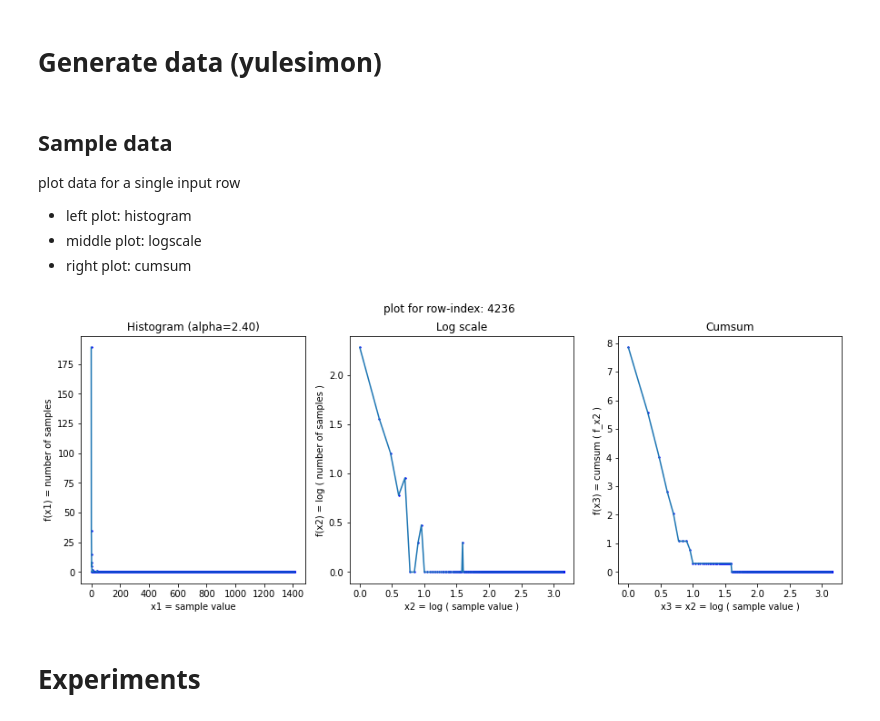
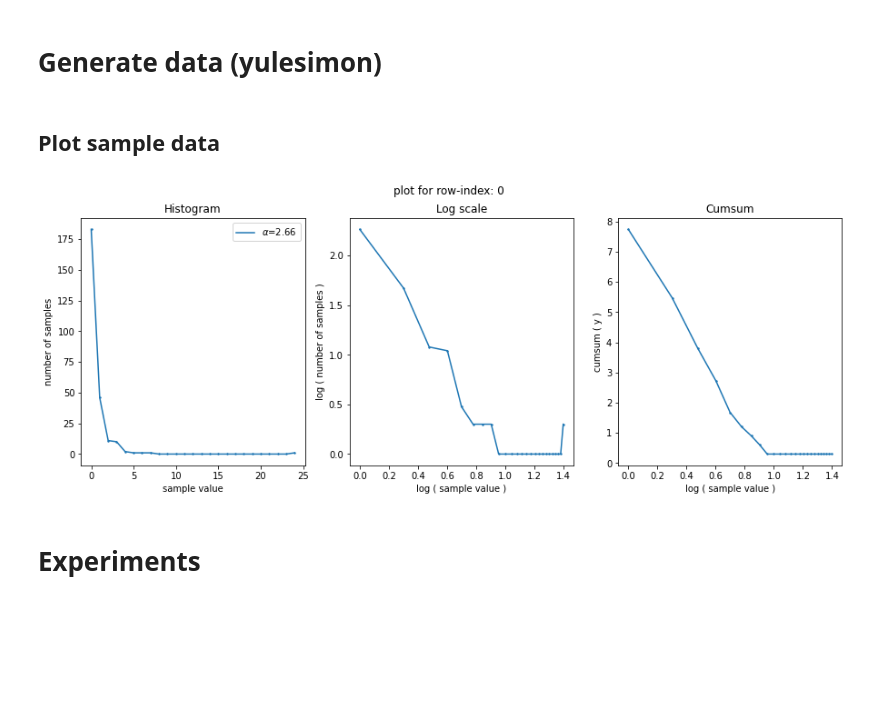
Before and after one commit to yossi-cohen/preferential-attachment, a Jupyter notebook: notebooks/yulesimon.ipynb, the cells around one changed output. Drawn from its saved outputs; the diff is of its cells as text; code cells hidden in the pictures; blank space fills up the shorter version.

```diff
--- a/notebooks/yulesimon.ipynb
+++ b/notebooks/yulesimon.ipynb
@@ -33,19 +24,63 @@ def generate_data_yulesimon(N, M, density=False):
     H_train, H_test, y_train, y_test = train_test_split(H, alphas, test_size=0.25)
 
     return H_train, y_train, H_test, y_test
-# %% [markdown]
-## Sample data
-plot data for a single input row
-- left plot: histogram
-- middle plot: logscale
-- right plot: cumsum
-# %%
-# generate data
-X_train, y_train, X_test, y_test = generate_data_yulesimon(N=10000, M=256)
-# plot single input row
-plot_histogram_and_logscale_single_sample(H=X_train)
-# %% [output]
-[figure, removed]
+# %% [markdown]
+## Plot sample data
+# %%
+# plot helper function
+def plot_histogram_logscale_cumsum(H, alphas):
+    """
+    plot data:
+        - histogram
+        - log scale
+        - cumsum
+    """
+    # two plots side by side
+    fig, (ax1, ax2, ax3) = plt.subplots(nrows=1, ncols=3, figsize=(15, 5))
+
+    # select random row index
+    ROW_INDEX_TO_PLOT = random.randint(0, H.shape[0] - 1)
+    fig.suptitle(f'plot for row-index: {ROW_INDEX_TO_PLOT}')
+
+    # plot histogram
+    y = H[ROW_INDEX_TO_PLOT,:]
+    x = np.array(range(len(y)))
+
+    alpha = alphas[ROW_INDEX_TO_PLOT]
+
+    ax1.set_title(f'Histogram')
+    ax1.set_xlabel('sample value')
+    ax1.set_ylabel('number of samples')
+    ax1.scatter(x, y, zorder=1, s=2)
+    ax1.plot(x, y, zorder=2, label=f'$α$={alpha:.2f}')
+    ax1.legend()
+
+    # plot log scale
+    # (shift H values by one so as not to take log of zero)
+    x = np.log10(x + 1)
+    y = np.log10(y + 1)
+
+    ax2.set_title('Log scale')
+    ax2.set_xlabel('log ( sample value )')
+    ax2.set_ylabel('log ( number of samples )')
+    ax2.scatter(x, y, zorder=1, s=2)
+    ax2.plot(x, y, zorder=2)
+
+    # plot cumsum
+    y = np.cumsum(y[::-1])[::-1]
+    ax3.set_title('Cumsum')
+    ax3.set_xlabel('log ( sample value )')
+    ax3.set_ylabel('cumsum ( y )')
+    ax3.scatter(x, y, zorder=1, s=2)
+    ax3.plot(x, y, zorder=2)
+
+# generate data
+raw, H, alphas = generate_data(N=1, M=256, nextConfig=next_alpha, sample=sample_yulesimon)
+
+# plot single input row
+plot_histogram_logscale_cumsum(H, alphas)
+# %% [output]
+[figure, added]
 # %% [markdown]
 # Experiments
 # %%
```
Also changed, not shown: parts of 8 cells of this notebook, 2 other files.
